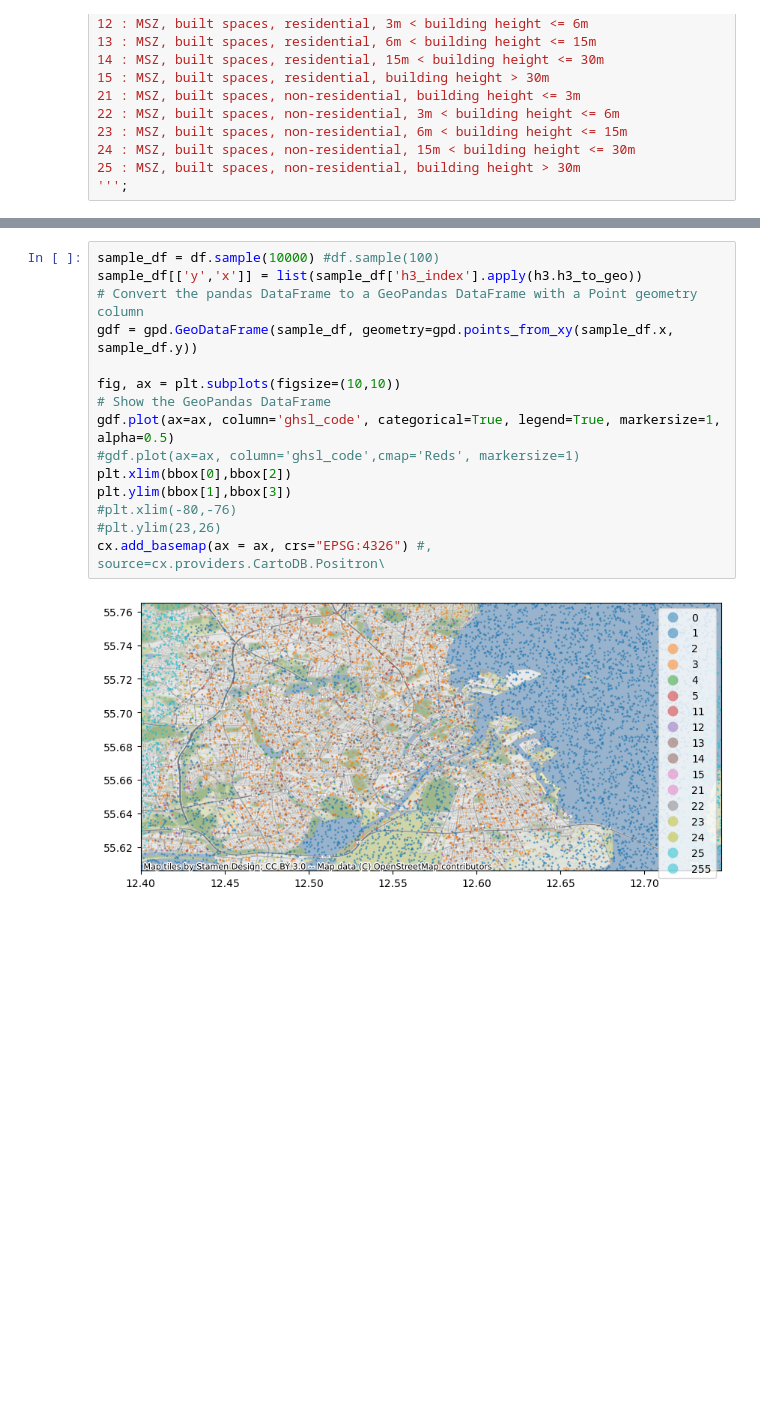
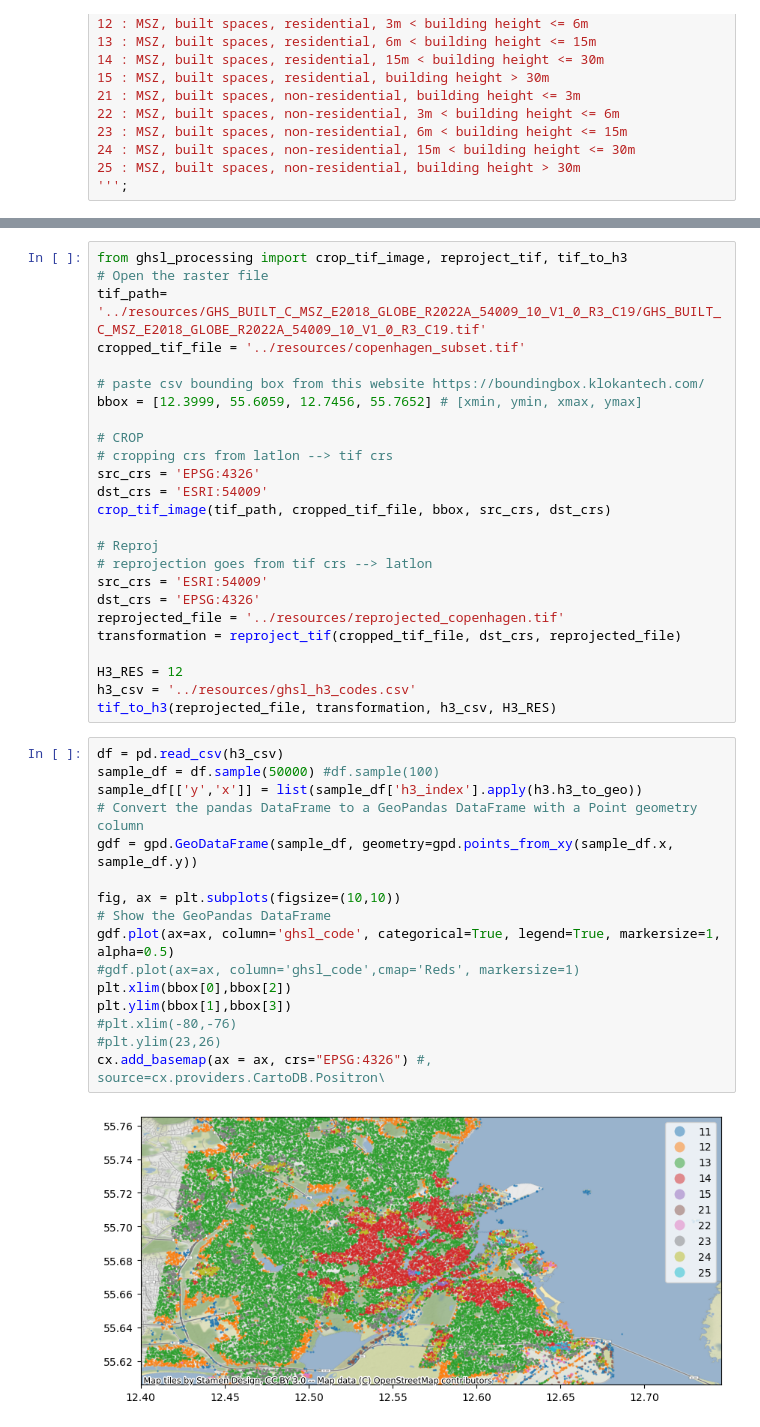
Before and after one commit to hextransit/n-minute-city, a Jupyter notebook: python/ghsl_processing.ipynb, the cells around one changed output, grey strips where cells are left out. Cells and saved outputs as stored; diff of their text form; blank space fills up the shorter version.

```diff
--- a/python/ghsl_processing.ipynb
+++ b/python/ghsl_processing.ipynb
@@ -173,17 +162,43 @@ ESRI:54009
+# %%
+from ghsl_processing import crop_tif_image, reproject_tif, tif_to_h3
+# Open the raster file
+tif_path= '../resources/GHS_BUILT_C_MSZ_E2018_GLOBE_R2022A_54009_10_V1_0_R3_C19/GHS_BUILT_C_MSZ_E2018_GLOBE_R2022A_54009_10_V1_0_R3_C19.tif'
+cropped_tif_file = '../resources/copenhagen_subset.tif'
+
+# paste csv bounding box from this website https://boundingbox.klokantech.com/
+bbox = [12.3999, 55.6059, 12.7456, 55.7652] # [xmin, ymin, xmax, ymax]
+
+# CROP
+# cropping crs from latlon --> tif crs
+src_crs = 'EPSG:4326'
+dst_crs = 'ESRI:54009'
+crop_tif_image(tif_path, cropped_tif_file, bbox, src_crs, dst_crs)
+
+# Reproj
+# reprojection goes from tif crs --> latlon
+src_crs = 'ESRI:54009'
+dst_crs = 'EPSG:4326'
+reprojected_file = '../resources/reprojected_copenhagen.tif'
+transformation = reproject_tif(cropped_tif_file, dst_crs, reprojected_file)
+
+H3_RES = 12
+h3_csv = '../resources/ghsl_h3_codes.csv'
+tif_to_h3(reprojected_file, transformation, h3_csv, H3_RES)
 # %%
-sample_df = df.sample(10000) #df.sample(100)
+df = pd.read_csv(h3_csv)
+sample_df = df.sample(50000) #df.sample(100)
 sample_df[['y','x']] = list(sample_df['h3_index'].apply(h3.h3_to_geo))
 # Convert the pandas DataFrame to a GeoPandas DataFrame with a Point geometry column
 gdf = gpd.GeoDataFrame(sample_df, geometry=gpd.points_from_xy(sample_df.x, sample_df.y))
 
 fig, ax = plt.subplots(figsize=(10,10))
 # Show the GeoPandas DataFrame
 gdf.plot(ax=ax, column='ghsl_code', categorical=True, legend=True, markersize=1, alpha=0.5)
 #gdf.plot(ax=ax, column='ghsl_code',cmap='Reds', markersize=1)
 plt.xlim(bbox[0],bbox[2])
 plt.ylim(bbox[1],bbox[3])
 #plt.xlim(-80,-76)
 #plt.ylim(23,26)
 cx.add_basemap(ax = ax, crs="EPSG:4326") #, source=cx.providers.CartoDB.Positron\
 # %% [output]
-[figure, old version]
+[figure, new version]
```
Also changed, not shown: parts of 5 cells of this notebook, 4 other files.
